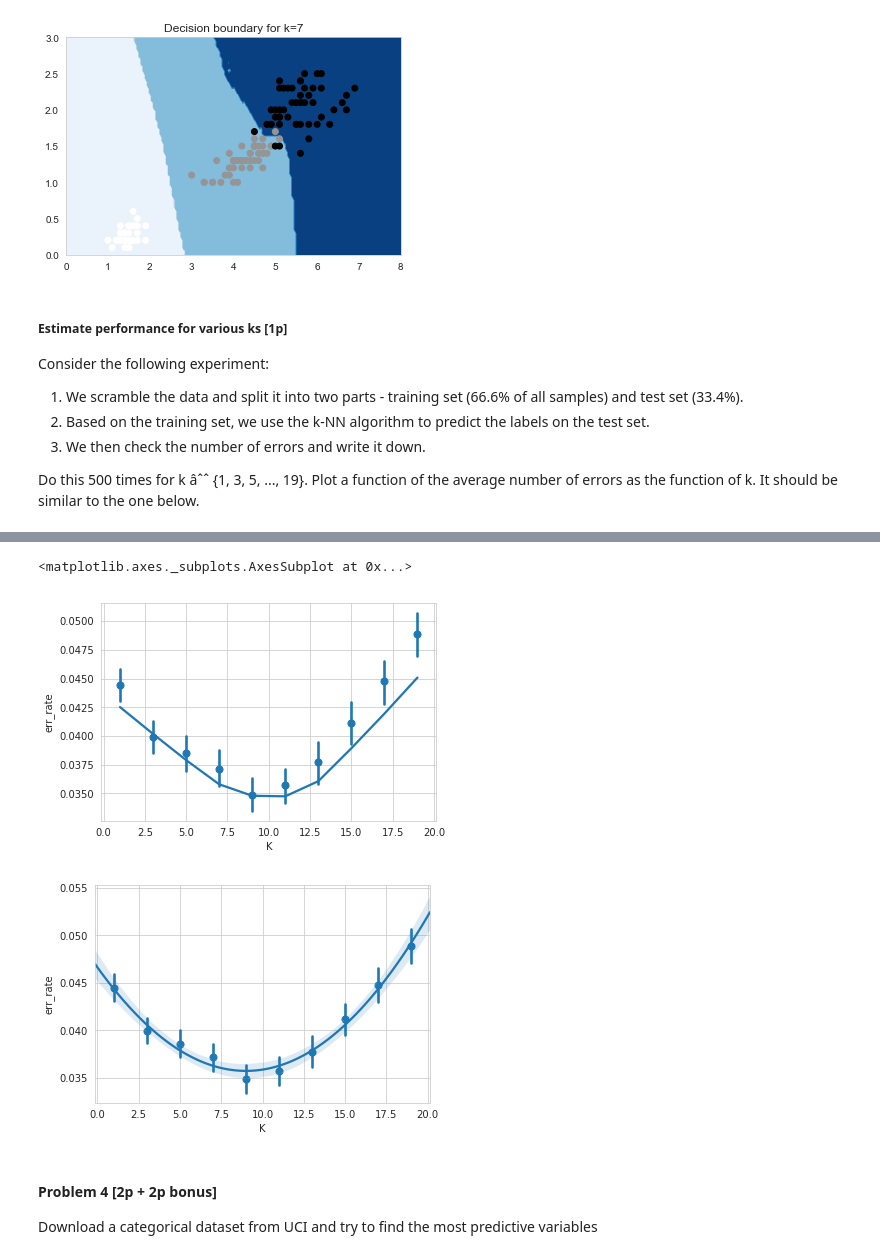
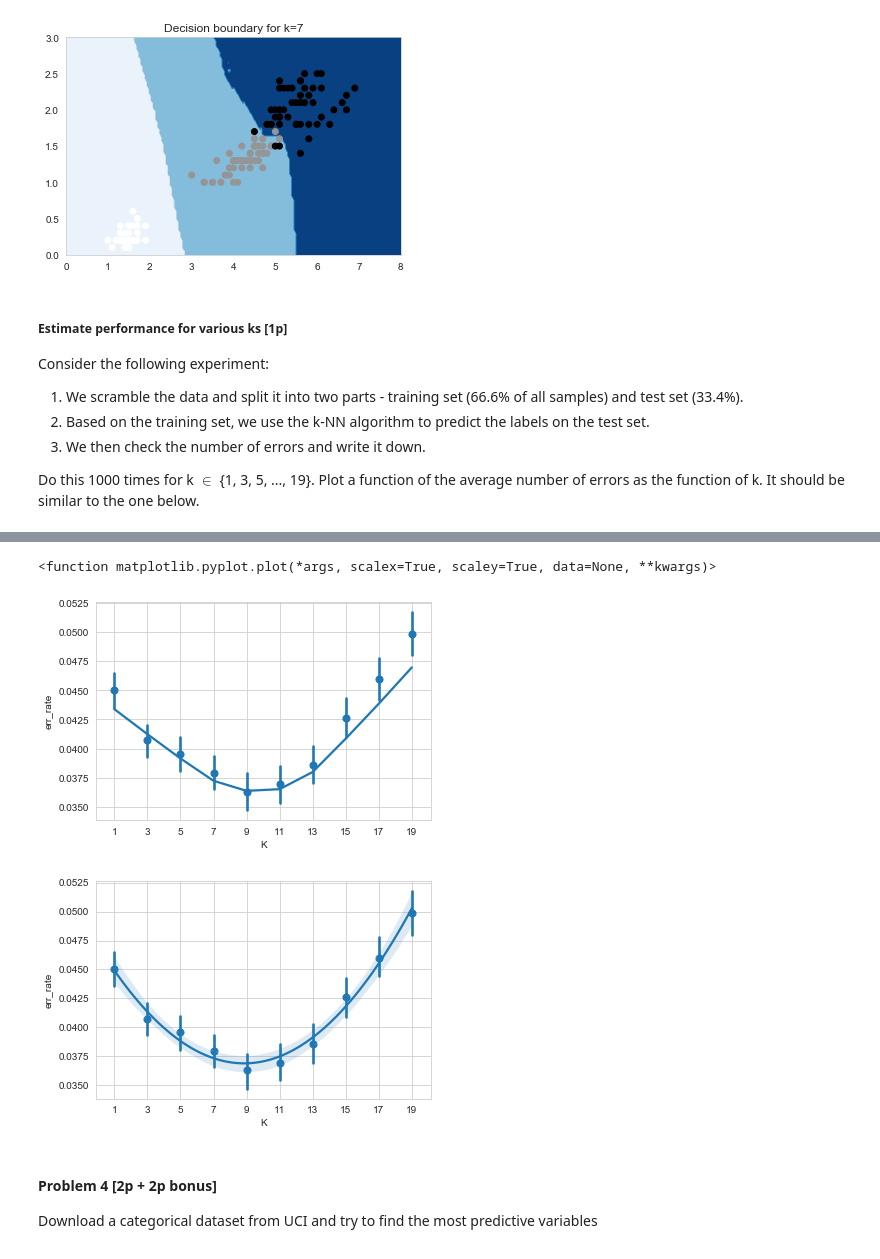
Before and after one commit to mmaku/ml_uwr, a Jupyter notebook: assignment1/Assignment1.ipynb, the cells around one changed output, grey strips where cells are left out. Cells and saved outputs as stored; diff of their text form; code cells hidden in the pictures.

```diff
--- a/assignment1/Assignment1.ipynb
+++ b/assignment1/Assignment1.ipynb
@@ -435,14 +440,15 @@ Consider the following experiment:
 2. Based on the training set, we use the k-NN algorithm to predict the labels on the test set.
 3. We then check the number of errors and write it down.
 
-Do this 500 times for k âˆˆ {1, 3, 5, ..., 19}. Plot a function of the average number of errors as the function of k. It should be similar to the one below.
+Do this 1000 times for k $\in$ {1, 3, 5, ..., 19}. Plot a function of the average number of errors as the function of k. It should be similar to the one below.
 # %%
 #TODO: write a function to compute error rates
+
 def err_rates(preds, test_Y):
     ret = {}
     for k, preds_k in  preds.items():
         # TODO: fill in error count computation
-        ret[k] =
+        ret[k] = np.sum(preds_k != test_Y)/preds_k.shape[0]
     return ret
 # %%
 iris_x = np.array(iris_df[['sepal_length', 'sepal_width', 'petal_length', 'petal_width']])
@@ -451,23 +457,28 @@ iris_y = np.array(iris_df['target'])
 ks = range(1, 20, 2)
 results = []
 
-for _rep in tqdm_notebook(range(1000)):
+for _rep in tqdm(range(1000)):
     #TODO
     # Use np.split and np.permutation to get training and testing indices
-    train_idx, test_idx = np.split(...)
+    train_idx, test_idx = np.split(np.random.permutation(iris_x.shape[0]), [np.int(iris_x.shape[0]*2/3)])
 
     #TODO: apply your kNN classifier to data subset
-    preds = KNN(...)
+    preds = KNN(iris_x[train_idx], iris_y[train_idx], iris_x[test_idx], ks)
     errs = err_rates(preds, iris_y[test_idx])
 
     for k, errs_k in errs.items():
-        results.append({'K':k, 'err_rate': errs_k})
+        results.append({'K': k, 'err_rate': errs_k})
 
 # results_df will be a data_frame in long format
 results_df = pd.DataFrame(results)
 
 plt.figure()
-sns.regplot(...)
+sns.regplot(x = "K", y = "err_rate", data = results_df, x_estimator = np.mean, lowess = True)
+plt.xticks(ks)
+plt.plot
+
 plt.figure()
-sns.regplot(...)
+sns.regplot(x = "K", y = "err_rate", data = results_df, x_estimator = np.mean, order = 2)
+plt.xticks(ks)
+plt.plot
 # %% [output]
@@ -475,6 +485,6 @@ sns.regplot(...)
-<matplotlib.axes._subplots.AxesSubplot at 0x...>
+<function matplotlib.pyplot.plot(*args, scalex=True, scaley=True, data=None, **kwargs)>
-[figure, old version]
+[figure, new version]
-[figure, old version]
+[figure, new version]
 # %% [markdown]
 #### Problem 4 [2p + 2p bonus]
 
```
Also changed, not shown: parts of 12 cells of this notebook.
